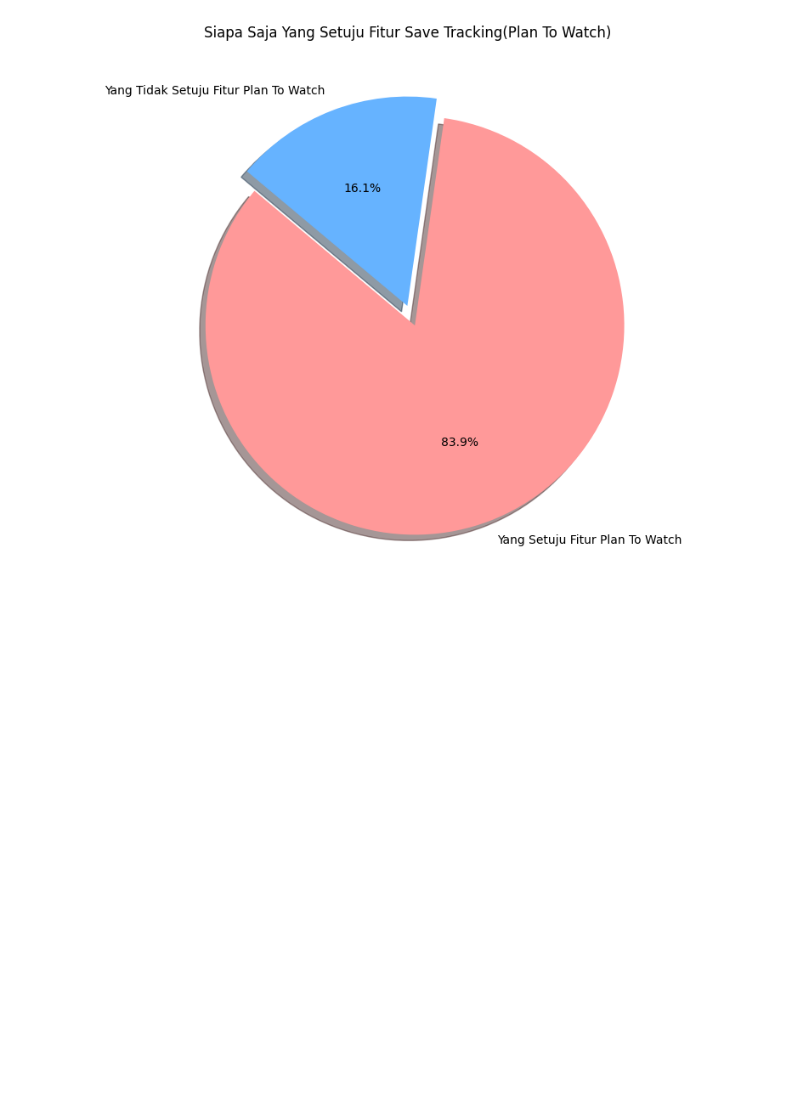
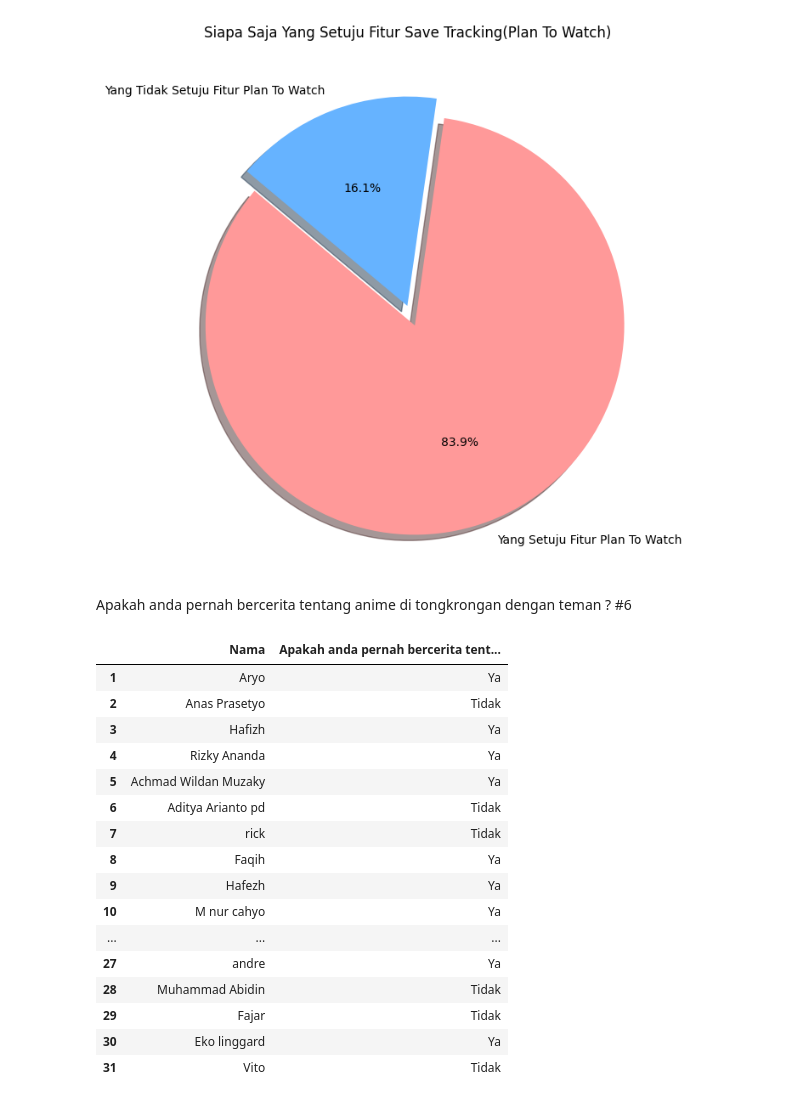
Before and after one commit to adenafil/imk_data_kuisoner, a Jupyter notebook: imk.ipynb, the cells around one changed output. Saved outputs shown, nothing was run; the diff lists cells and outputs as text; code cells hidden in the pictures; blank space fills up the shorter version.

```diff
--- a/imk.ipynb
+++ b/imk.ipynb
@@ -296,3 +296,27 @@ plt.title('Siapa Saja Yang Setuju Fitur Save Tracking(Plan To Watch)')
 plt.show()
 # %% [output]
 [figure]
+# %% [markdown]
+Apakah anda pernah bercerita tentang anime di tongkrongan dengan teman ? #6
+# %%
+dongeng = pd.concat([csv['Nama'], csv['Apakah anda pernah bercerita tentang anime di tongkrongan dengan teman / forum online ?']], axis = 1)
+dongeng = dongeng.drop(dongeng.index[0])
+dongeng
+# %% [output]
+|  | Nama | Apakah anda pernah bercerita tent... |
+| 1 | Aryo | Ya |
+| 2 | Anas Prasetyo | Tidak |
+| 3 | Hafizh | Ya |
+| 4 | Rizky Ananda | Ya |
+| 5 | Achmad Wildan Muzaky | Ya |
+| 6 | Aditya Arianto pd | Tidak |
+| 7 | rick | Tidak |
+| 8 | Faqih | Ya |
+| 9 | Hafezh | Ya |
+| 10 | M nur cahyo | Ya |
+| ... | ... | ... |
+| 27 | andre | Ya |
+| 28 | Muhammad Abidin | Tidak |
+| 29 | Fajar | Tidak |
+| 30 | Eko linggard | Ya |
+| 31 | Vito | Tidak |
```
Also changed, not shown: parts of 11 cells of this notebook.
